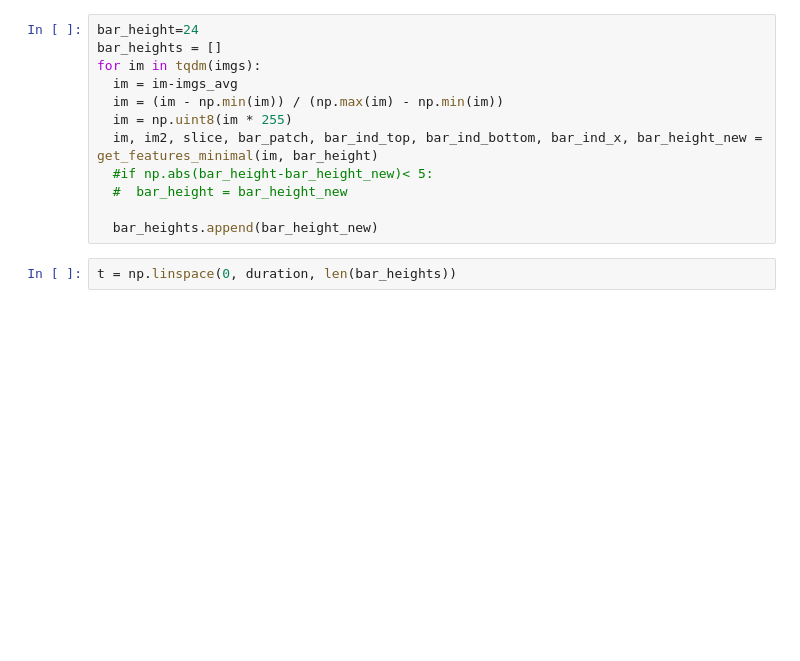
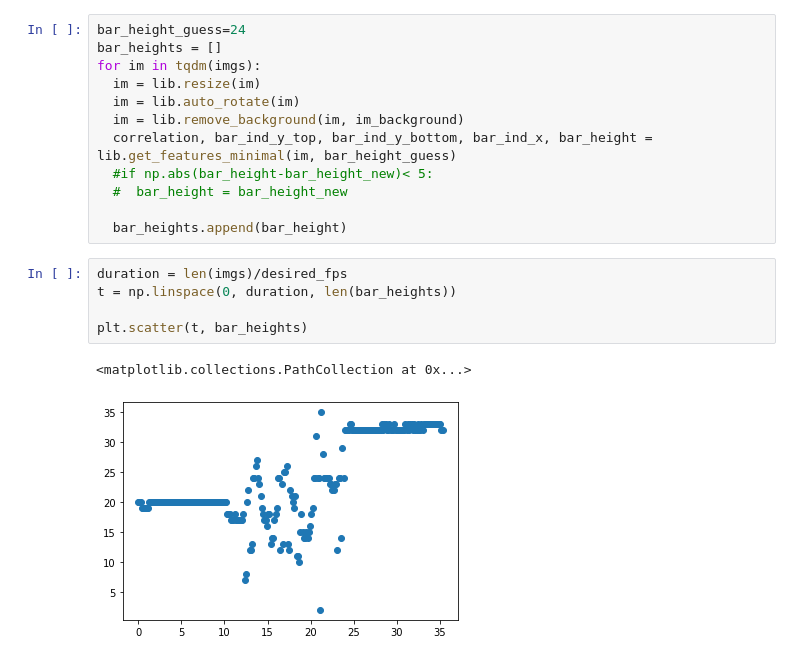
Before and after one commit to laurcor55/rep-counter, a Jupyter notebook: exploration.ipynb, the cells around one changed output. Cells and saved outputs as stored; diff of their text form; blank space fills up the shorter version.

```diff
--- a/exploration.ipynb
+++ b/exploration.ipynb
@@ -126,14 +31,20 @@ plot_frame_minimal(im, im2, slice, bar_patch, bar_ind_top, bar_ind_bottom, bar_i
 # %%
-bar_height=24
+bar_height_guess=24
 bar_heights = []
 for im in tqdm(imgs):
-  im = im-imgs_avg
-  im = (im - np.min(im)) / (np.max(im) - np.min(im))
-  im = np.uint8(im * 255)
-  im, im2, slice, bar_patch, bar_ind_top, bar_ind_bottom, bar_ind_x, bar_height_new = get_features_minimal(im, bar_height)
+  im = lib.resize(im)
+  im = lib.auto_rotate(im)
+  im = lib.remove_background(im, im_background)
+  correlation, bar_ind_y_top, bar_ind_y_bottom, bar_ind_x, bar_height = lib.get_features_minimal(im, bar_height_guess)
   #if np.abs(bar_height-bar_height_new)< 5:
   #  bar_height = bar_height_new
 
-  bar_heights.append(bar_height_new)
+  bar_heights.append(bar_height)
 # %%
+duration = len(imgs)/desired_fps
 t = np.linspace(0, duration, len(bar_heights))
+
+plt.scatter(t, bar_heights)
+# %% [output]
+<matplotlib.collections.PathCollection at 0x...>
+[figure, added]
```
Also changed, not shown: parts of 19 cells of this notebook, 2 other files.
